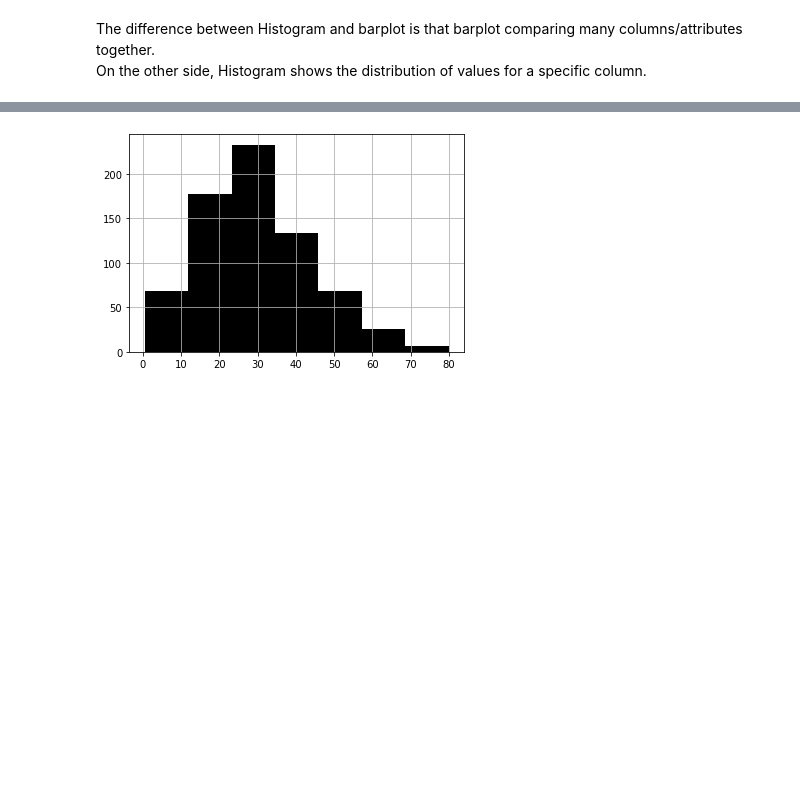
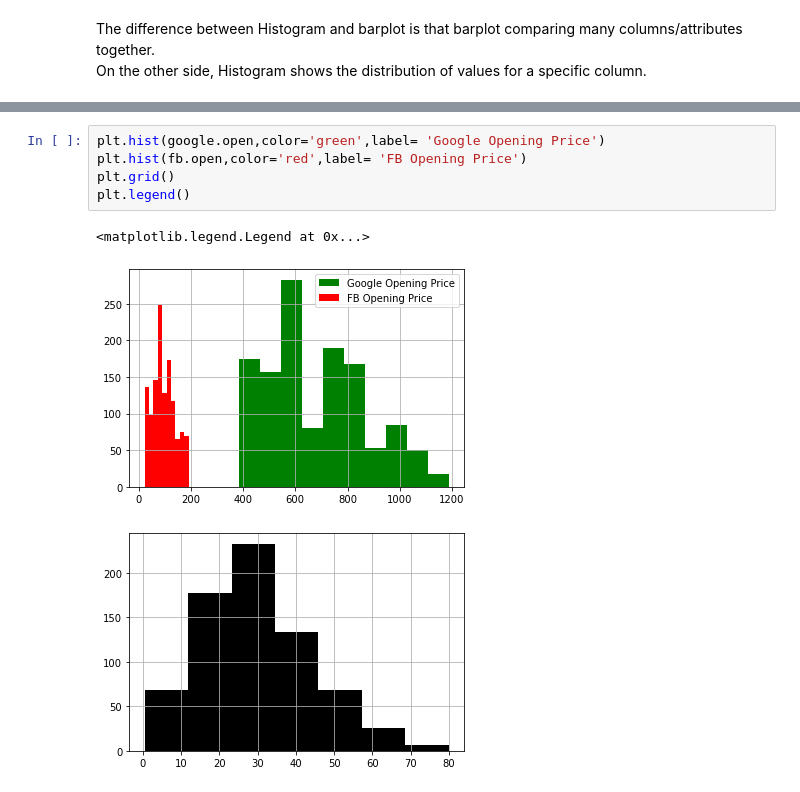
Before and after one commit to mohamed-ashry7/Data-Engineering-Lab, a Jupyter notebook: Lab3 - Data Visualization/Lab3_Data Visualization-Copy1.ipynb, the cells around one changed output, grey strips where cells are left out. Drawn from its saved outputs; the diff is of its cells as text; blank space fills up the shorter version.

```diff
--- a/Lab3 - Data Visualization/Lab3_Data Visualization-Copy1.ipynb
+++ b/Lab3 - Data Visualization/Lab3_Data Visualization-Copy1.ipynb
@@ -122,3 +140,11 @@ plt.hist(np.random.randn(20))
+# %%
+plt.hist(google.open,color='green',label= 'Google Opening Price')
+plt.hist(fb.open,color='red',label= 'FB Opening Price')
+plt.grid()
+plt.legend()
+# %% [output]
+<matplotlib.legend.Legend at 0x...>
+[figure, added]
 # %%
 # %% [output]
 [figure]
```
Also changed, not shown: parts of 8 cells of this notebook, 2 other files.
